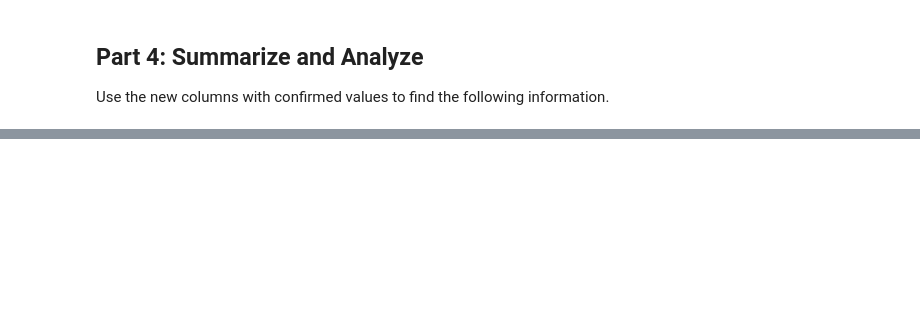
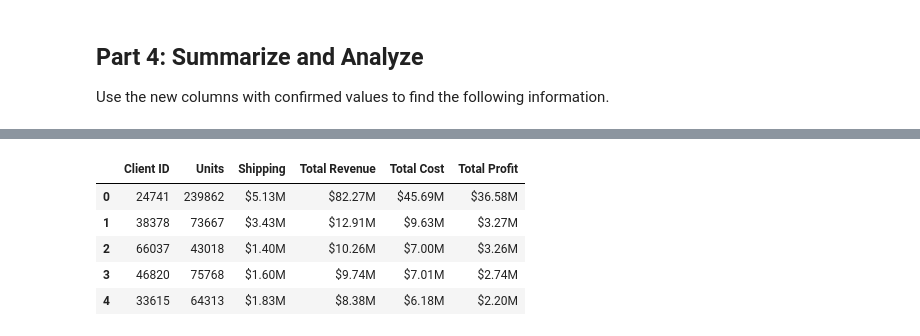
Before and after one commit to aka-Cairo/pandas-challenge-1, a Jupyter notebook: module_4_challenge.ipynb, the cells around one changed output, grey strips where cells are left out. Drawn from its saved outputs; the diff is of its cells as text; code cells hidden in the pictures; blank space fills up the shorter version.

```diff
--- a/module_4_challenge.ipynb
+++ b/module_4_challenge.ipynb
@@ -209,6 +252,31 @@ Use the new columns with confirmed values to find the following information.
 # %%
 # Format the data and rename the columns
 # to names suitable for presentation.
 # Currency should be in millions of dollars.
+
+# Convert relevant columns to millions of dollars
+summary_df['shipping_price'] /= 1_000_000
+summary_df['line_price'] /= 1_000_000
+summary_df['line_cost'] /= 1_000_000
+summary_df['line_profit'] /= 1_000_000
+
+# Format the values to have $#.##M format
+summary_df['shipping_price'] = summary_df['shipping_price'].apply(lambda x: f"${x:.2f}M")
+summary_df['line_price'] = summary_df['line_price'].apply(lambda x: f"${x:.2f}M")
+summary_df['line_cost'] = summary_df['line_cost'].apply(lambda x: f"${x:.2f}M")
+summary_df['line_profit'] = summary_df['line_profit'].apply(lambda x: f"${x:.2f}M")
+
+# Rename the columns for clarity
+summary_df.columns = ['Client ID', 'Units', 'Shipping', 'Total Revenue', 'Total Cost', 'Total Profit']
+
+# Display the formatted summary DataFrame
+summary_df
+# %% [output]
+|  | Client ID | Units | Shipping | Total Revenue | Total Cost | Total Profit |
+| 0 | 24741 | 239862 | $5.13M | $82.27M | $45.69M | $36.58M |
+| 1 | 38378 | 73667 | $3.43M | $12.91M | $9.63M | $3.27M |
+| 2 | 66037 | 43018 | $1.40M | $10.26M | $7.00M | $3.26M |
+| 3 | 46820 | 75768 | $1.60M | $9.74M | $7.01M | $2.74M |
+| 4 | 33615 | 64313 | $1.83M | $8.38M | $6.18M | $2.20M |
 # %%
 # Sort the updated data by "Total Profit" form highest to lowest
```
Also changed, not shown: parts of 4 cells of this notebook, 3 other files.
